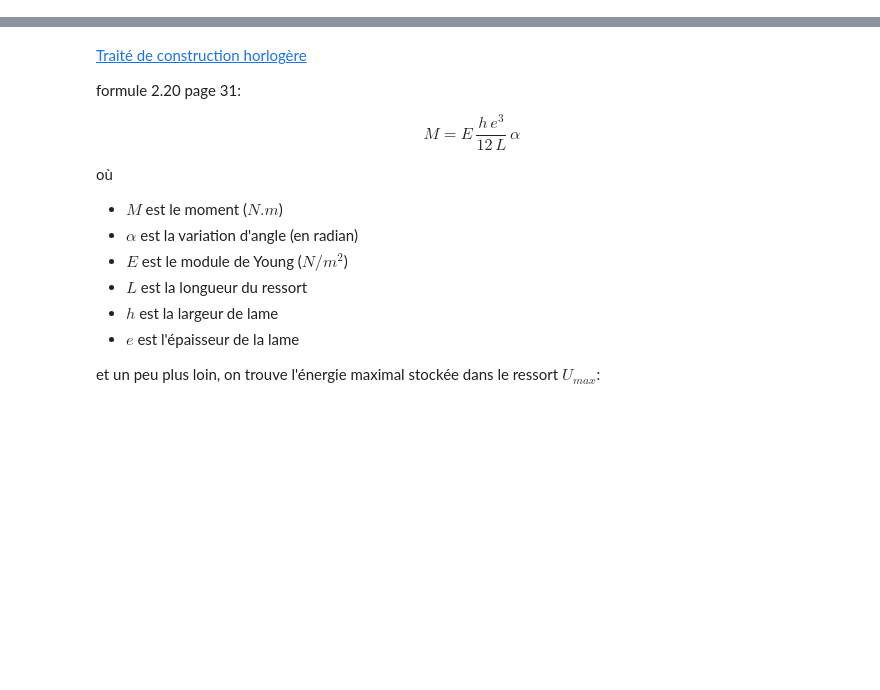
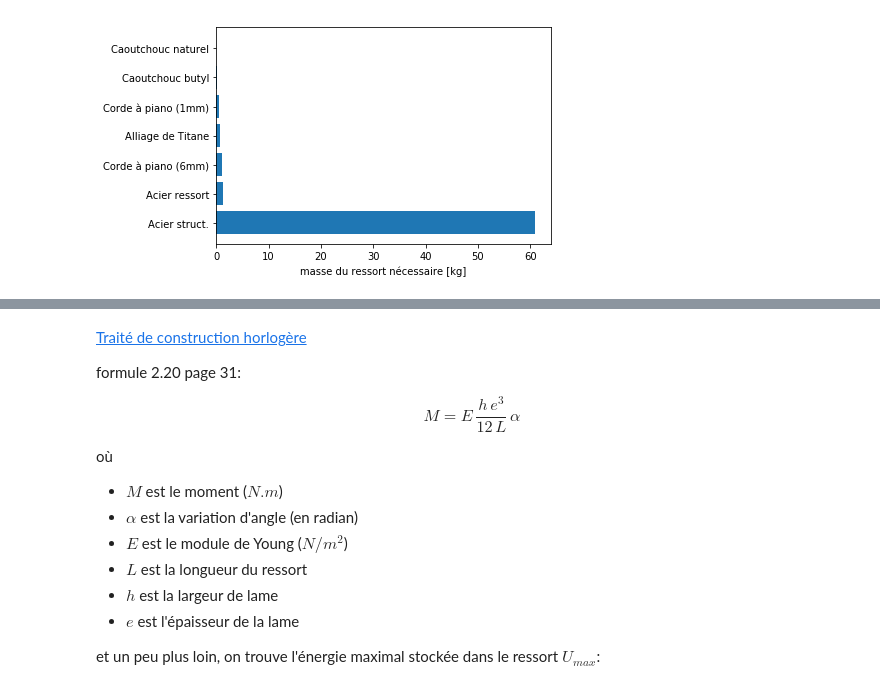
Before and after one commit to xdze2/xdze2.github.io-src, a Jupyter notebook: content/regenerativeBraking/dimensionnement.ipynb, the cells around one changed output, grey strips where cells are left out. Saved outputs shown, nothing was run; the diff lists cells and outputs as text; code cells hidden in the pictures; blank space fills up the shorter version.

```diff
--- a/content/regenerativeBraking/dimensionnement.ipynb
+++ b/content/regenerativeBraking/dimensionnement.ipynb
@@ -4,0 +73,17 @@ import matplotlib.pyplot as plt
+# %%
+# masse ressort ?
+materials = data_mat.keys()
+masseRessorts = []
+
+for mat in materials:
+    masseRessorts.append( mRessort_max( data_mat[ mat ] )  )
+
+materials, masseRessorts = zip( *sorted( [k for k in zip(materials, masseRessorts)], key = lambda x:x[1], reverse=True ) )
+
+# plot
+ind = range( len(masseRessorts) )
+
+plt.barh( ind, masseRessorts, tick_label=materials );
+plt.xlabel('masse du ressort nécessaire [kg]');
+# %% [output]
+[figure, added]
```
Also changed, not shown: parts of 20 cells of this notebook, 1 other file.
